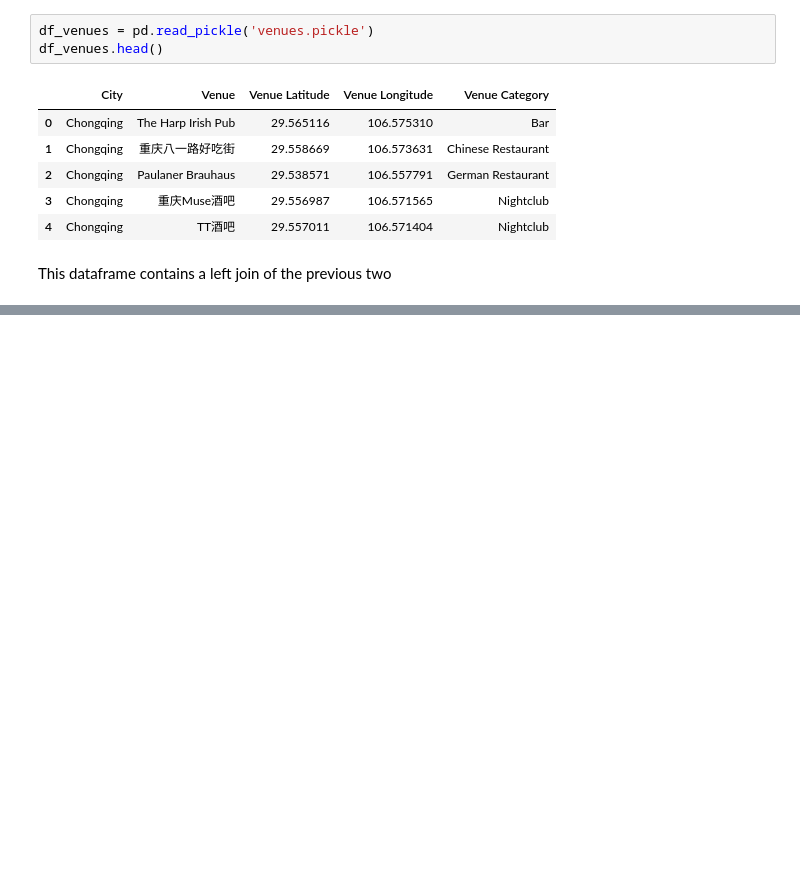
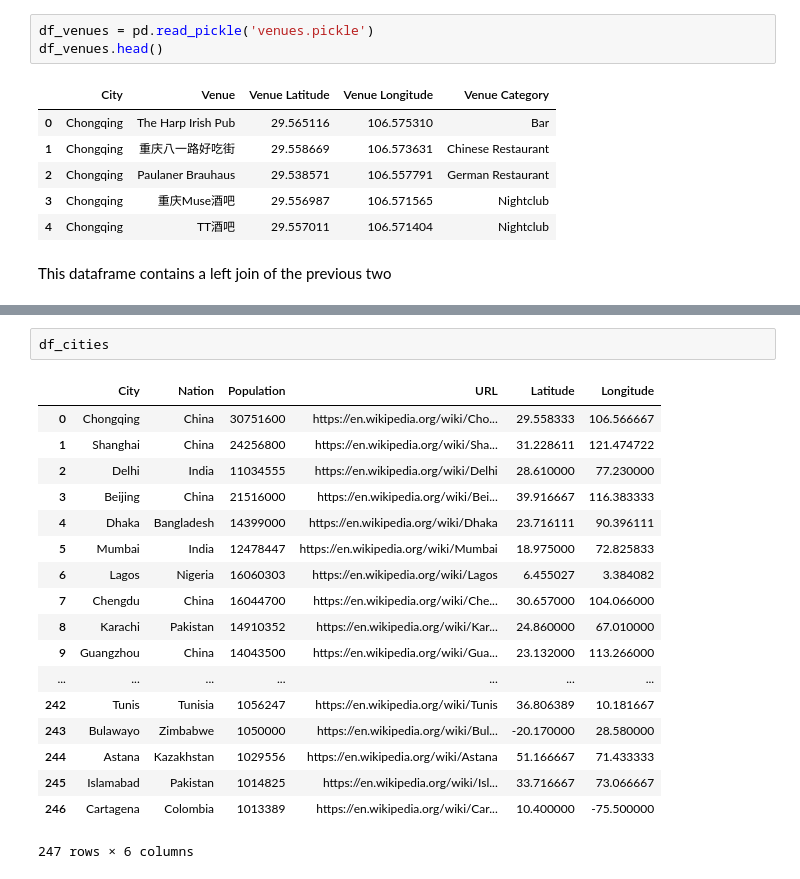
Before and after one commit to rezaabdullah/Coursera_Capstone, a Jupyter notebook: FinalProject/3.cluster_cities.ipynb, the cells around one changed output, grey strips where cells are left out. Drawn from its saved outputs; the diff is of its cells as text; blank space fills up the shorter version.

```diff
--- a/FinalProject/3.cluster_cities.ipynb
+++ b/FinalProject/3.cluster_cities.ipynb
@@ -50,0 +125,21 @@ df_joined.head()
+# %%
+df_cities
+# %% [output]
+|  | City | Nation | Population | URL | Latitude | Longitude |
+| 0 | Chongqing | China | 30751600 | https://en.wikipedia.org/wiki/Cho... | 29.558333 | 106.566667 |
+| 1 | Shanghai | China | 24256800 | https://en.wikipedia.org/wiki/Sha... | 31.228611 | 121.474722 |
+| 2 | Delhi | India | 11034555 | https://en.wikipedia.org/wiki/Delhi | 28.610000 | 77.230000 |
+| 3 | Beijing | China | 21516000 | https://en.wikipedia.org/wiki/Bei... | 39.916667 | 116.383333 |
+| 4 | Dhaka | Bangladesh | 14399000 | https://en.wikipedia.org/wiki/Dhaka | 23.716111 | 90.396111 |
+| 5 | Mumbai | India | 12478447 | https://en.wikipedia.org/wiki/Mumbai | 18.975000 | 72.825833 |
+| 6 | Lagos | Nigeria | 16060303 | https://en.wikipedia.org/wiki/Lagos | 6.455027 | 3.384082 |
+| 7 | Chengdu | China | 16044700 | https://en.wikipedia.org/wiki/Che... | 30.657000 | 104.066000 |
+| 8 | Karachi | Pakistan | 14910352 | https://en.wikipedia.org/wiki/Kar... | 24.860000 | 67.010000 |
+| 9 | Guangzhou | China | 14043500 | https://en.wikipedia.org/wiki/Gua... | 23.132000 | 113.266000 |
+| ... | ... | ... | ... | ... | ... | ... |
+| 242 | Tunis | Tunisia | 1056247 | https://en.wikipedia.org/wiki/Tunis | 36.806389 | 10.181667 |
+| 243 | Bulawayo | Zimbabwe | 1050000 | https://en.wikipedia.org/wiki/Bul... | -20.170000 | 28.580000 |
+| 244 | Astana | Kazakhstan | 1029556 | https://en.wikipedia.org/wiki/Astana | 51.166667 | 71.433333 |
+| 245 | Islamabad | Pakistan | 1014825 | https://en.wikipedia.org/wiki/Isl... | 33.716667 | 73.066667 |
+| 246 | Cartagena | Colombia | 1013389 | https://en.wikipedia.org/wiki/Car... | 10.400000 | -75.500000 |
+247 rows × 6 columns
```
Also changed, not shown: parts of 12 cells of this notebook, 1 other file.
